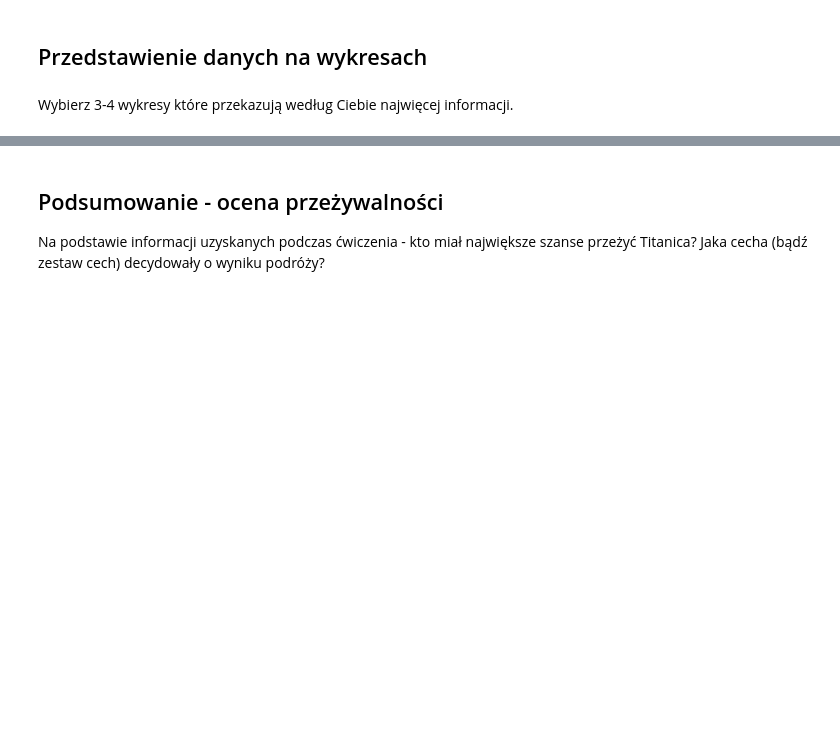
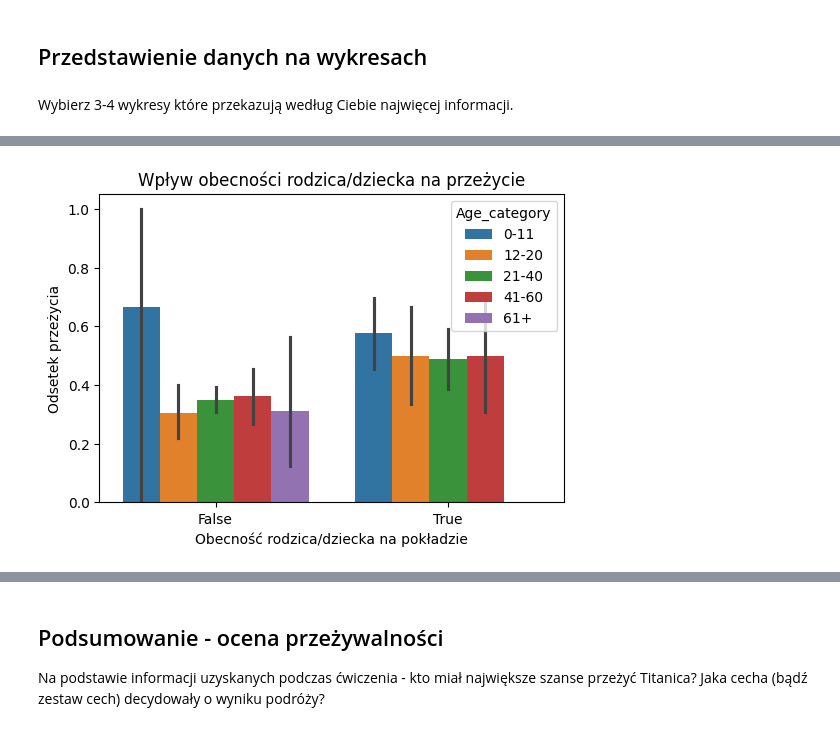
Before and after one commit to Zajecia-na-PWr-LR/lista-2-MateuszOlech, a Jupyter notebook: UczenieMaszynowe_25_26_Lista2.ipynb, the cells around one changed output, grey strips where cells are left out. Saved outputs shown, nothing was run; the diff lists cells and outputs as text; code cells hidden in the pictures; blank space fills up the shorter version.

```diff
--- a/UczenieMaszynowe_25_26_Lista2.ipynb
+++ b/UczenieMaszynowe_25_26_Lista2.ipynb
@@ -187,0 +234,9 @@ Wybierz 3-4 wykresy które przekazują według Ciebie najwięcej informacji.
+# %%
+plt.figure(figsize=(6,4))
+sns.barplot(data=titanic, x='Has_parch', y='Survived', hue='Age_category')
+plt.ylabel('Odsetek przeżycia')
+plt.xlabel('Obecność rodzica/dziecka na pokładzie')
+plt.title('Wpływ obecności rodzica/dziecka na przeżycie')
+plt.show()
+# %% [output]
+[figure, added]
```
Also changed, not shown: parts of 8 cells of this notebook.
